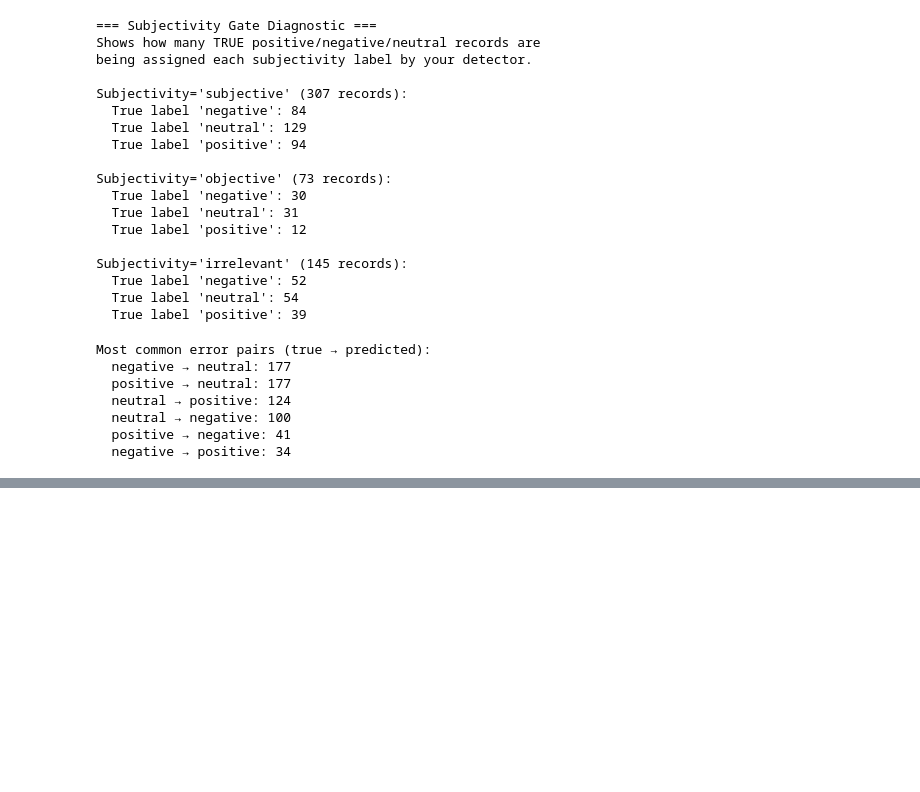
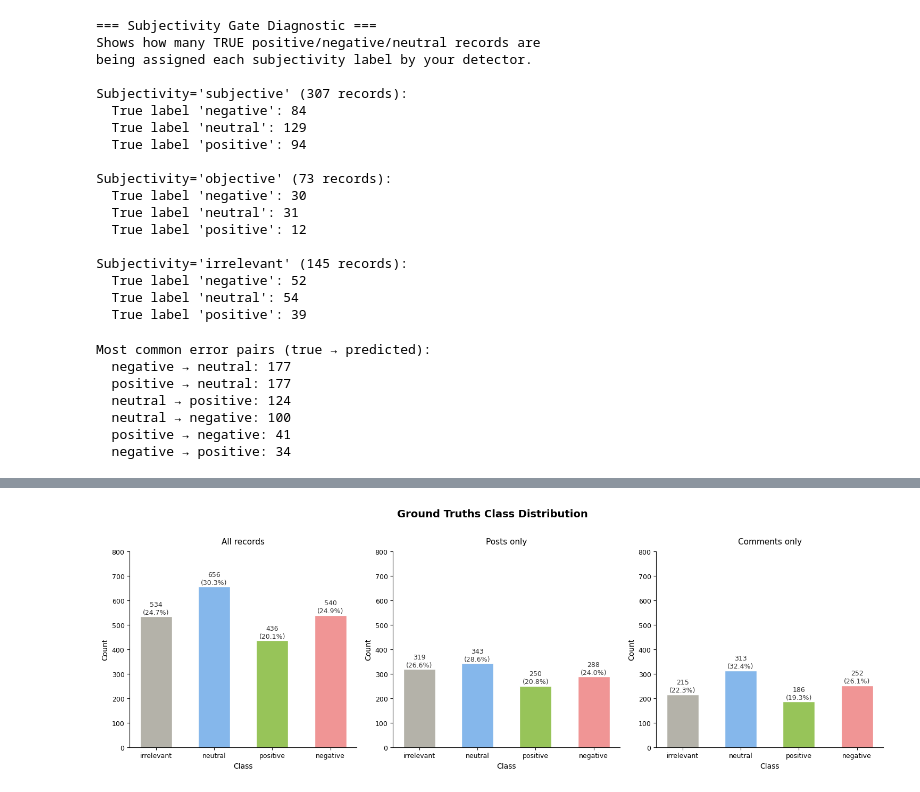
Before and after one commit to Leonard249/SC4021-project, a Jupyter notebook: backend/utils/eval_notebook.ipynb, the cells around one changed output, grey strips where cells are left out. Drawn from its saved outputs; the diff is of its cells as text; code cells hidden in the pictures; blank space fills up the shorter version.

```diff
--- a/backend/utils/eval_notebook.ipynb
+++ b/backend/utils/eval_notebook.ipynb
@@ -242,0 +348,85 @@ Most common error pairs (true → predicted):
+# %%
+# ============================================================
+# Class Distribution (Manually labelled) — Bar Charts
+# ============================================================
+import json
+import matplotlib.pyplot as plt
+import matplotlib.ticker as ticker
+from collections import Counter
+
+with open(Path("../../data/processed/db_labelled.json"), encoding="utf-8") as f:
+    records = json.load(f)
+
+CLASSES = ["irrelevant", "neutral", "positive", "negative"]
+COLORS  = ["#B4B2A9", "#85B7EB", "#97C459", "#F09595"]
+
+def get_predicted(container):
+    val = container.get("label", "")
+    return val.strip().lower() if val else ""
+
+posts    = [get_predicted(r) for r in records]
+comments = [
+    get_predicted(c)
+    for r in records
+    for c in (r.get("Comments") or [])
+]
+
+posts    = [l for l in posts    if l]
+comments = [l for l in comments if l]
+all_rec  = posts + comments
+
+print(f"Posts: {len(posts)}, Comments: {len(comments)}, Total: {len(all_rec)}")
+print("Unique ground truth labels:", set(all_rec))
+
+def class_counts(labels):
+    c = Counter(labels)
+    return [c.get(cls, 0) for cls in CLASSES]
+
+datasets = {
+    "All records":   all_rec,
+    "Posts only":    posts,
+    "Comments only": comments,
+}
+
+fig, axes = plt.subplots(1, 3, figsize=(15, 5))
+fig.suptitle("Ground Truths Class Distribution",
+             fontsize=14, fontweight="bold", y=1.01)
+
+max_count = max(class_counts(all_rec)) if all_rec else 10
+
+for ax, (title, labels) in zip(axes, datasets.items()):
+    counts = class_counts(labels)
+    total  = sum(counts)
+    bars   = ax.bar(CLASSES, counts, color=COLORS, width=0.55, edgecolor="white")
+
+    for bar, count in zip(bars, counts):
+        pct = count / total * 100 if total else 0
+        ax.text(
+            bar.get_x() + bar.get_width() / 2,
+            bar.get_height() + max_count * 0.005,
+            f"{count:,}\n({pct:.1f}%)",
+            ha="center", va="bottom", fontsize=9, color="#333333"
+        )
+
+    ax.set_title(title, fontsize=11, pad=10)
+    ax.set_xlabel("Class", fontsize=10)
+    ax.set_ylabel("Count", fontsize=10)
+    ax.set_ylim(0, max_count * 1.22)
+    ax.yaxis.set_major_formatter(ticker.FuncFormatter(lambda x, _: f"{int(x):,}"))
+    ax.spines["top"].set_visible(False)
+    ax.spines["right"].set_visible(False)
+    ax.tick_params(axis="x", labelsize=9)
+    ax.tick_params(axis="y", labelsize=9)
+
+plt.tight_layout()
+plt.savefig("ground_truth_distribution.png", dpi=150, bbox_inches="tight")
+plt.show()
+
+for title, labels in datasets.items():
+    counts = class_counts(labels)
+    total = sum(counts)
+    print(f"\n{title} (N={total:,}):")
+    for cls, count in zip(CLASSES, counts):
+        pct = count / total * 100 if total else 0
+        print(f"  {cls:<12}: {count:>5,}  ({pct:.1f}%)")
+# %% [output]
@@ -242,0 +435 @@ Most common error pairs (true → predicted):
+[figure, added]
```
Also changed, not shown: parts of 7 cells of this notebook, 8 other files.
